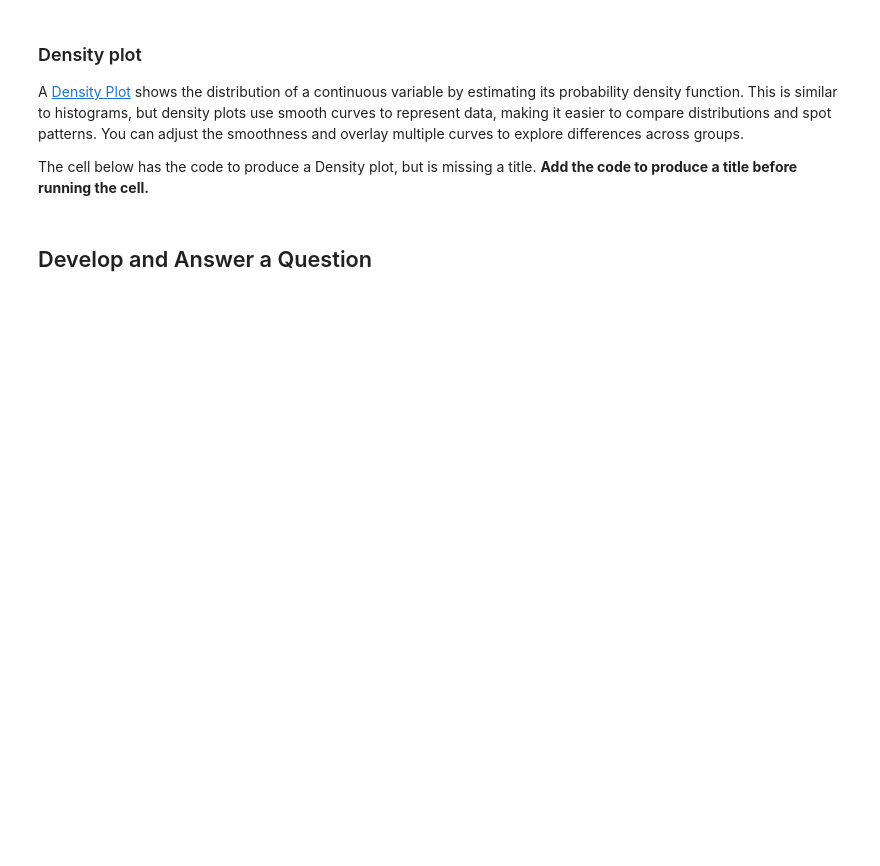
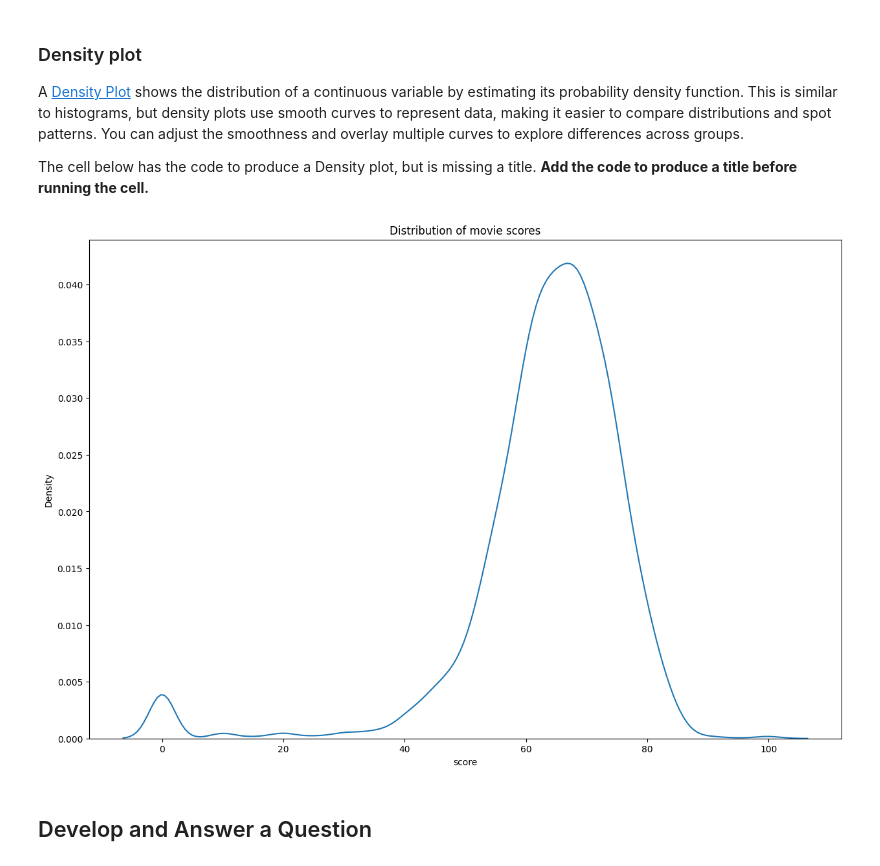
Before and after one commit to jfox5/DS1001-LABS-Projects, a Jupyter notebook: LABS-06_Design-2.ipynb, the cells around one changed output. Cells and saved outputs as stored; diff of their text form; code cells hidden in the pictures; blank space fills up the shorter version.

```diff
--- a/LABS-06_Design-2.ipynb
+++ b/LABS-06_Design-2.ipynb
@@ -172,10 +187,13 @@ The cell below has the code to produce a Density plot, but is missing a title. *
 # %%
 x = data['score']
 plt.figure(figsize=(15, 10))
 sns.kdeplot(data=data, x="score")
 
 ## ADD CODE TO PRODUCE TITLE HERE
+plt.title("Distribution of movie scores")
 plt.show()
+# %% [output]
+[figure, added]
 # %% [markdown]
 ## Develop and Answer a Question
 # %%
```
Also changed, not shown: parts of 4 cells of this notebook, 1 other file.
